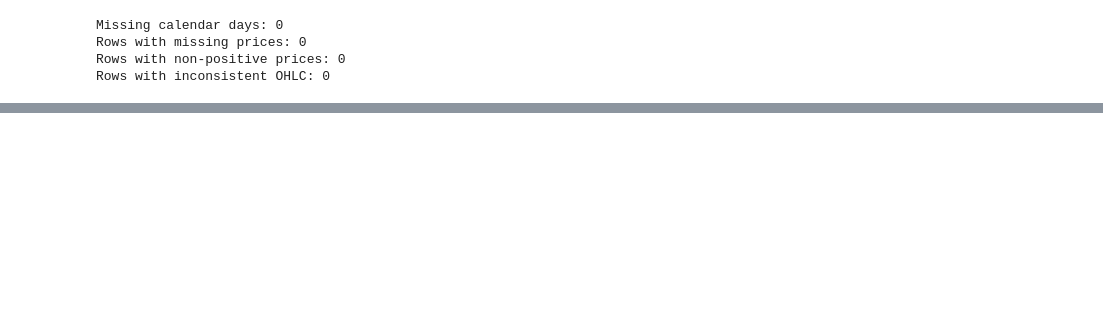
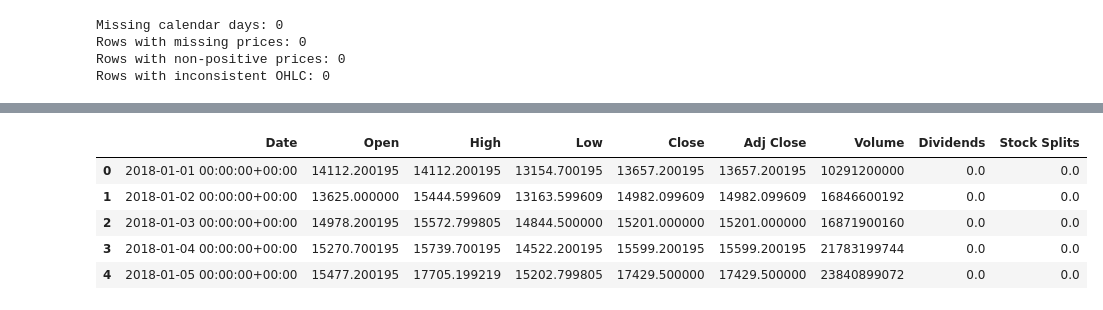
Before and after one commit to TodorYankov/FinancialMarketIntelligenceLab, a Jupyter notebook: notebooks/01_data_exploration.ipynb, the cells around one changed output, grey strips where cells are left out. Drawn from its saved outputs; the diff is of its cells as text; code cells hidden in the pictures; blank space fills up the shorter version.

Commit message:
Document project scope and add Yahoo Finance and FRED data acquisition

```diff
--- a/notebooks/01_data_exploration.ipynb
+++ b/notebooks/01_data_exploration.ipynb
@@ -333,3 +333,30 @@ Missing calendar days: 0
 Rows with missing prices: 0
 Rows with non-positive prices: 0
 Rows with inconsistent OHLC: 0
+# %%
+import yfinance as yf
+from pathlib import Path
+
+btc_usd = yf.Ticker("BTC-USD").history(
+    start="2018-01-01",
+    end="2024-12-21",
+    interval="1d",
+    auto_adjust=False
+)
+
+if btc_usd.empty:
+    raise ValueError("Не са получени данни. Опитай отново по-късно.")
+
+btc_usd = btc_usd.reset_index()
+
+output_path = Path("../data/raw/btc_usd_yahoo.csv")
+output_path.parent.mkdir(parents=True, exist_ok=True)
+btc_usd.to_csv(output_path, index=False)
+
+print("Rows:", len(btc_usd))
+print("First date:", btc_usd["Date"].min())
+print("Last date:", btc_usd["Date"].max())
+print("Saved to:", output_path.resolve())
+
+display(btc_usd.head())
+# %% [output]
@@ -335,0 +367,6 @@ Rows with inconsistent OHLC: 0
+|  | Date | Open | High | Low | Close | Adj Close | Volume | Dividends | Stock Splits |
+| 0 | 2018-01-01 00:00:00+00:00 | 14112.200195 | 14112.200195 | 13154.700195 | 13657.200195 | 13657.200195 | 10291200000 | 0.0 | 0.0 |
+| 1 | 2018-01-02 00:00:00+00:00 | 13625.000000 | 15444.599609 | 13163.599609 | 14982.099609 | 14982.099609 | 16846600192 | 0.0 | 0.0 |
+| 2 | 2018-01-03 00:00:00+00:00 | 14978.200195 | 15572.799805 | 14844.500000 | 15201.000000 | 15201.000000 | 16871900160 | 0.0 | 0.0 |
+| 3 | 2018-01-04 00:00:00+00:00 | 15270.700195 | 15739.700195 | 14522.200195 | 15599.200195 | 15599.200195 | 21783199744 | 0.0 | 0.0 |
+| 4 | 2018-01-05 00:00:00+00:00 | 15477.200195 | 17705.199219 | 15202.799805 | 17429.500000 | 17429.500000 | 23840899072 | 0.0 | 0.0 |
```
Also changed, not shown: parts of 4 cells of this notebook, 1 other file.
